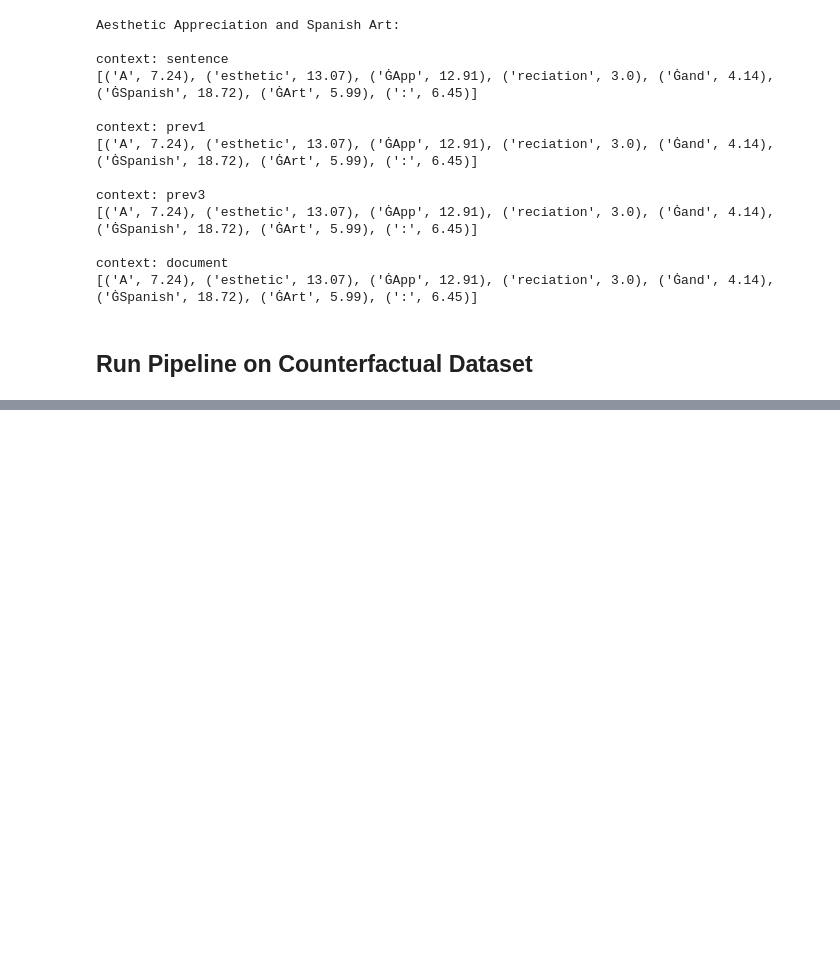
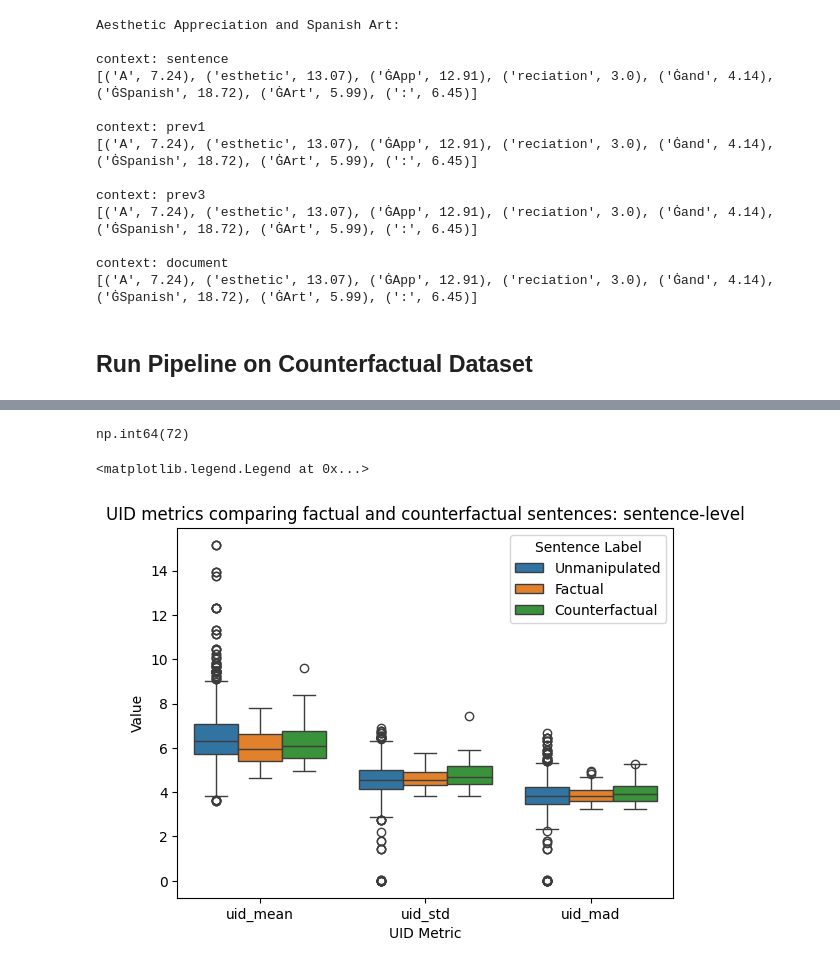
Before and after one commit to NolanChai/active-passive-alternations, a Jupyter notebook: UID.ipynb, the cells around one changed output, grey strips where cells are left out. Saved outputs shown, nothing was run; the diff lists cells and outputs as text; code cells hidden in the pictures; blank space fills up the shorter version.

```diff
--- a/UID.ipynb
+++ b/UID.ipynb
@@ -288,8 +290,8 @@ GUM_PATH = DATA_DIR / "en_gum-ud-train.conllu"
 uid_df = run_uid_pipeline(
     GUM_PATH,
     model_name="distilgpt2",
-    limit_docs=3,
-    limit_sents_per_doc=8,
+    limit_docs=50,
+    limit_sents_per_doc=None,
     context_levels=None,
     generate_counterfactual=True
 )
@@ -319,0 +309,36 @@ uid_df
+# %%
+uid_df[['factual', 'doc_name', 'pass_idx']] = uid_df['doc_id'].str.split("::", expand=True)
+uid_df['pass_idx'] = uid_df['pass_idx'].astype(int)
+passive_lookup = uid_df.groupby('doc_name').apply(lambda group: group['pass_idx'].unique()).to_dict()
+uid_df['passive'] = uid_df.apply(lambda row: row['sent_idx'] in passive_lookup[row['doc_name']], axis=1)
+uid_df['factual'] = ~((uid_df['factual'] == 'cf')
+                      & (uid_df['passive']))
+# %%
+context_lvl = 'sentence'
+passive_cf_comparison = uid_df[
+       (uid_df['context'] == context_lvl)
+       ]
+passive_cf_comparison['pass_cf'] = (passive_cf_comparison['passive'] & ~passive_cf_comparison['factual'])
+passive_cf_comparison['sentence_label'] = passive_cf_comparison.apply(
+       lambda row: "Counterfactual" if not row['factual'] else "Factual" if row['passive'] else "Unmanipulated",
+       axis=1)
+# %%
+(passive_cf_comparison['sentence_label'] == 'Counterfactual').sum()
+# passive_cf_comparison[passive_cf_comparison['sentence_label'] == 'Counterfactual']
+# %% [output]
+np.int64(72)
+# %%
+fig, ax = plt.subplots()
+sns.boxplot(data=passive_cf_comparison.melt(
+       id_vars=['sentence_label'],
+       value_vars=['uid_mean', 'uid_std', 'uid_mad'],
+       var_name='UID Metric',
+       value_name='Value'
+       ),
+        hue='sentence_label', y='Value', x='UID Metric', ax=ax)
+plt.title(f"UID metrics comparing factual and counterfactual sentences: {context_lvl}-level")
+handles, labels = ax.get_legend_handles_labels()
+plt.legend(title="Sentence Label")
+# %% [output]
+<matplotlib.legend.Legend at 0x...>
+[figure, added]
```
Also changed, not shown: parts of 4 cells of this notebook, 1 other file.
